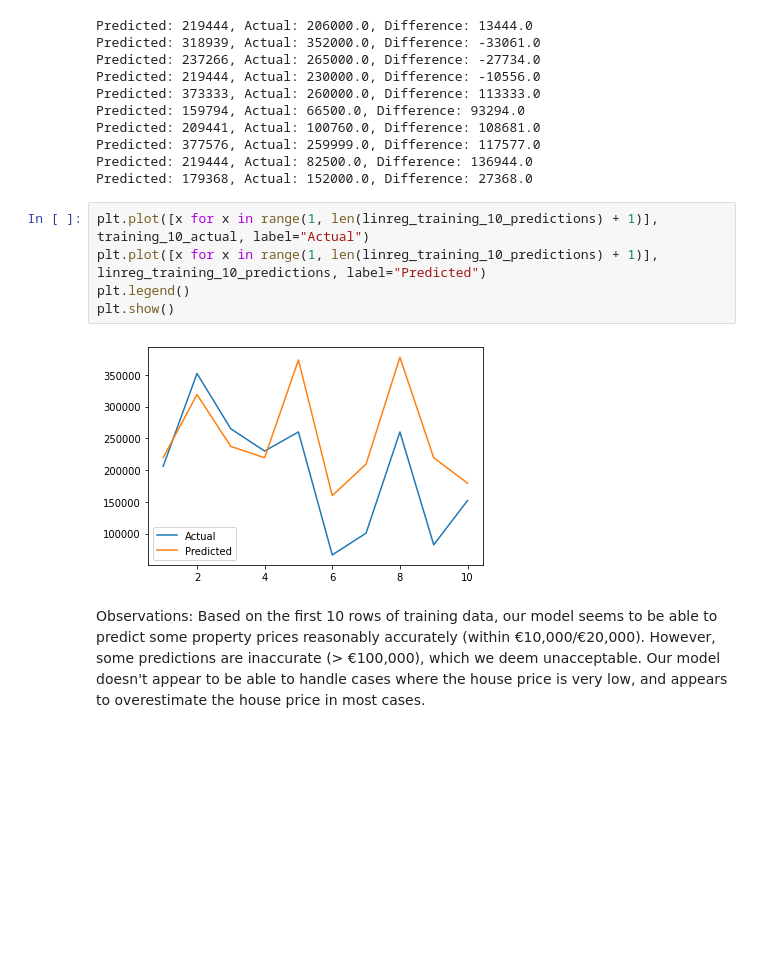
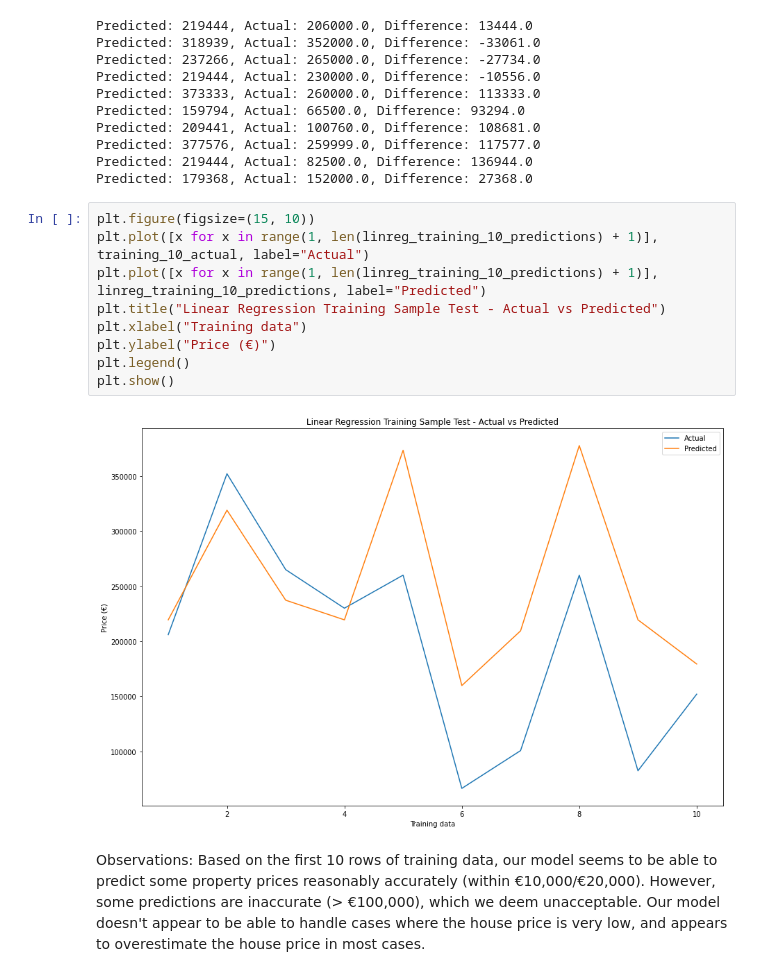
Before and after one commit to michaeldavitt/COMP47350_Housing_Data_Analysis, a Jupyter notebook: 17309836A2.ipynb, the cells around one changed output. Drawn from its saved outputs; the diff is of its cells as text; blank space fills up the shorter version.

Commit message:
Adds graphs to the decision tree and random forest sections to represent the difference between predicted and actual price values for the first 10 training sample rows

```diff
--- a/17309836A2.ipynb
+++ b/17309836A2.ipynb
@@ -255,12 +279,16 @@ Predicted: 377576, Actual: 259999.0, Difference: 117577.0
 Predicted: 219444, Actual: 82500.0, Difference: 136944.0
 Predicted: 179368, Actual: 152000.0, Difference: 27368.0
 # %%
+plt.figure(figsize=(15, 10))
 plt.plot([x for x in range(1, len(linreg_training_10_predictions) + 1)], training_10_actual, label="Actual")
 plt.plot([x for x in range(1, len(linreg_training_10_predictions) + 1)], linreg_training_10_predictions, label="Predicted")
+plt.title("Linear Regression Training Sample Test - Actual vs Predicted")
+plt.xlabel("Training data")
+plt.ylabel("Price (€)")
 plt.legend()
 plt.show()
 # %% [output]
-[figure, old version]
+[figure, new version]
 # %% [markdown]
 Observations: Based on the first 10 rows of training data, our model seems to be able to predict some property prices reasonably accurately (within €10,000/€20,000). However, some predictions are inaccurate (> €100,000), which we deem unacceptable. Our model doesn't appear to be able to handle cases where the house price is very low, and appears to overestimate the house price in most cases.
 # %% [markdown]
```
Also changed, not shown: parts of 42 cells of this notebook.
